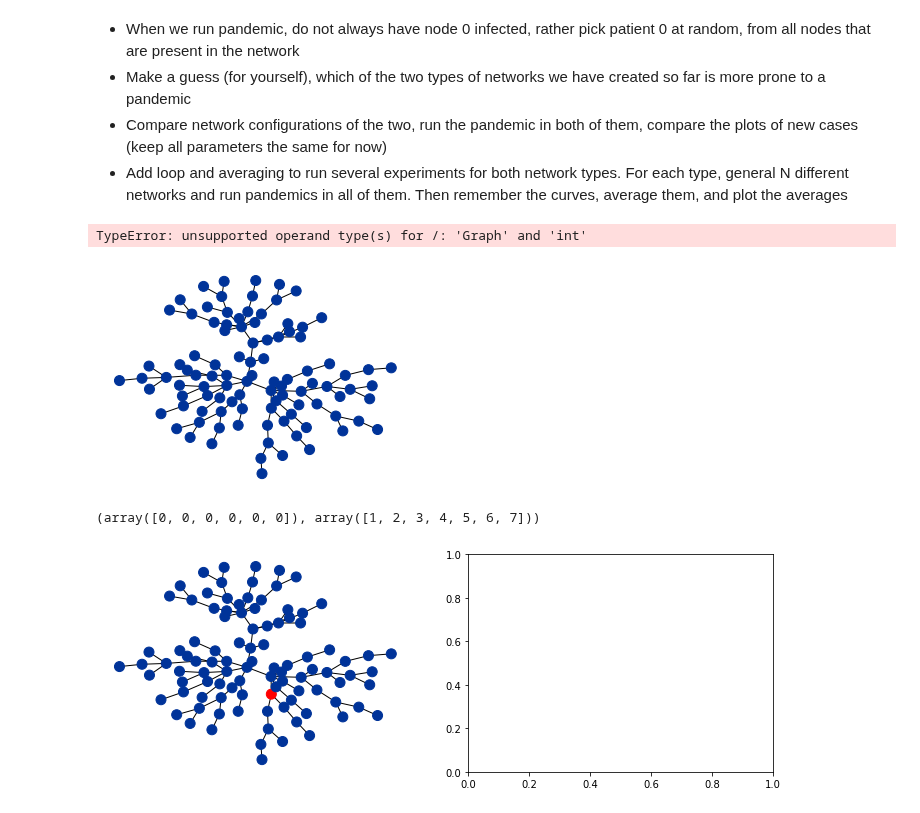
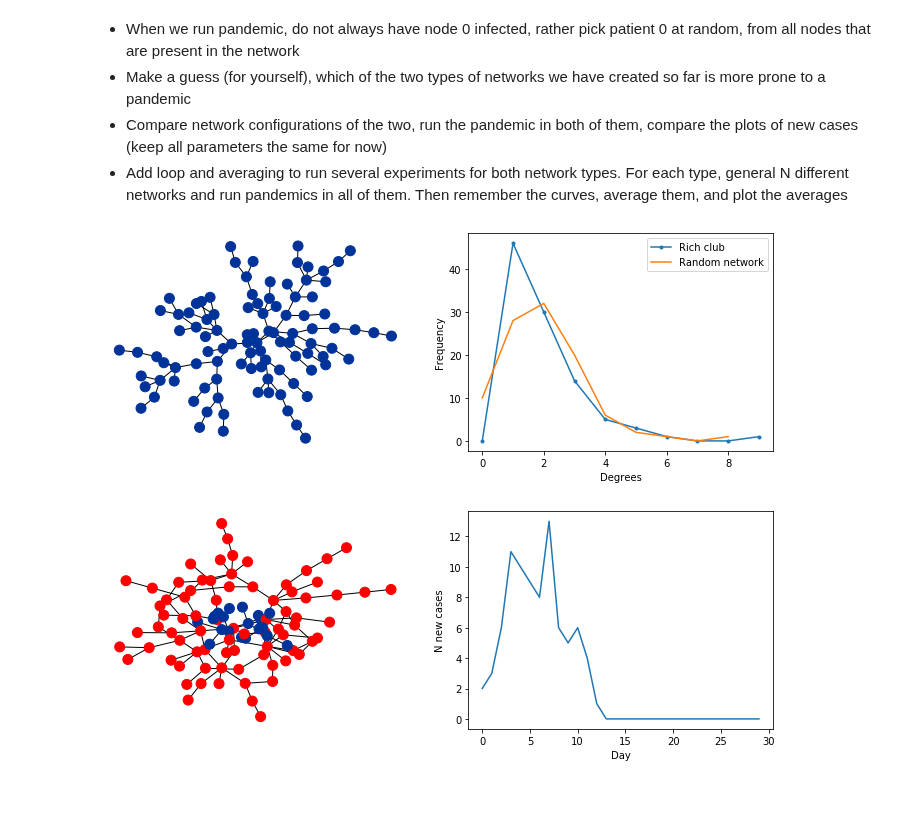
Before and after one commit to RachelMordecai7/Computational-Biology, a Jupyter notebook: Online Class 3, Disease Propagation + Homework.ipynb, the cells around one changed output. Cells and saved outputs as stored; diff of their text form; code cells hidden in the pictures.

```diff
--- a/Online Class 3, Disease Propagation + Homework.ipynb
+++ b/Online Class 3, Disease Propagation + Homework.ipynb
@@ -186,44 +186,33 @@ plt.ylabel('N new cases');
 # %%
 import statistics
 # %%
-#Homework attempt
-
 #Network 1
-nsteps = 100
-def rich_club_network(n_nodes=7):
-    for t in range(nsteps):
-        g = Graph()
-        for i in range(n_nodes):
-            if i==0:
-                g.add_node(0)
-            else:
-                g.add_edge(i, np.random.randint(low=0, high=i))
-        return g
+def rich_club_network(n_nodes=9):
+    g = Graph()
+    for i in range(n_nodes):
+        if i==0:
+            g.add_node(0)
+        else:
+            g.add_edge(i, np.random.randint(low=0, high=i))
+    return g
 
 g = rich_club_network(100)
 plt.figure(figsize=(12,4))
 plt.subplot(121)
 g.plot()
-
-#plt.subplot(122)
-#degrees(g)
-#plt.plot(degrees_random);
-#plt.legend(['Rich club','Random network']);
-
-#Histogram of averages; this is not plotting, and I am not sure what this error means?
-a = np.average(g)
 plt.subplot(122)
-np.histogram(a)
+degrees(g)
+plt.plot(degrees_random);
+plt.legend(['Rich club','Random network']);
 # %% [output]
-TypeError: unsupported operand type(s) for /: 'Graph' and 'int'
-[figure, old version]
+[figure, new version]
 # %%
 #Network 2
 def pandemic(g, prob=0.5, nsteps=10):
     """Runs the pandemic for several steps."""
     for node in g.get_nodes():
         g.values[node] = 0      #First all nodes will be healthy
-    g.values[0] = g.gdict[node] #Changed this so the first infected node would be chosen at random
+    g.values[np.random.randint(low = 0, high = len(g.values))] = 1 #Random node is sick
 
     history = np.zeros(nsteps)
     for t in range(nsteps):
@@ -239,20 +228,14 @@ def pandemic(g, prob=0.5, nsteps=10):
         history[t] = len(newly_infected)
     return history
 
+#New graph for new model with random patient 0 node
 history = pandemic(g, prob=0.5, nsteps=30)
 plt.figure(figsize=(12,4))
 plt.subplot(121)
 g.plot()
-
-#plt.subplot(122)
-#plt.plot(history);
-#plt.xlabel('Day');
-#plt.ylabel('N new cases');
-
-#Histogram of averages; this also for some reason is not plotting the histogram, however is not giving me an error?
-a2 = np.average(history)
 plt.subplot(122)
-np.histogram(a2, bins = [1,2,3,4,5,6,7])
+plt.plot(history);
+plt.xlabel('Day');
+plt.ylabel('N new cases');
 # %% [output]
-(array([0, 0, 0, 0, 0, 0]), array([1, 2, 3, 4, 5, 6, 7]))
-[figure, old version]
+[figure, new version]
```
Also changed, not shown: parts of 10 cells of this notebook.
